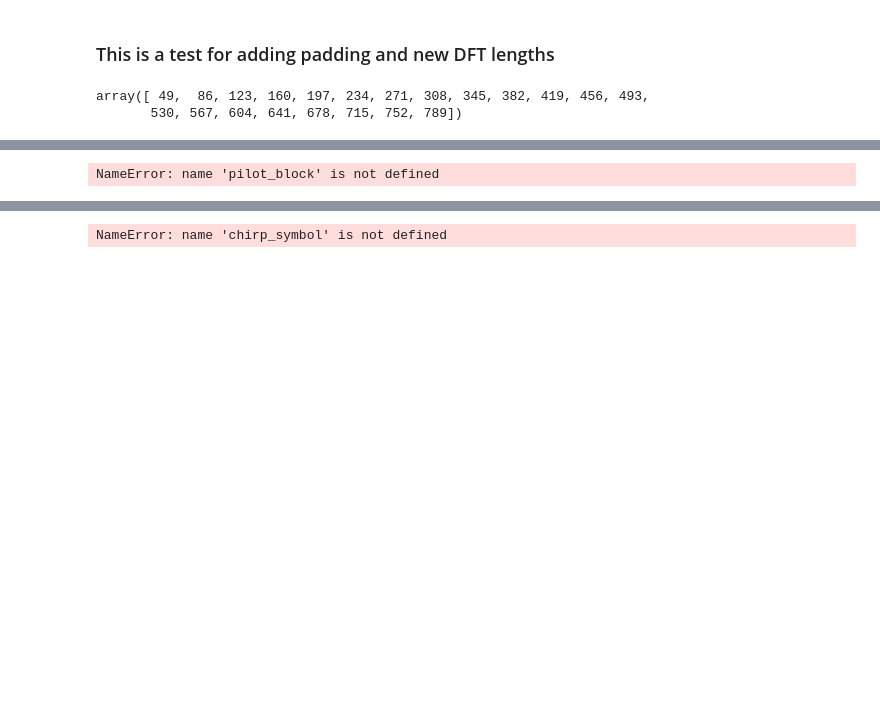
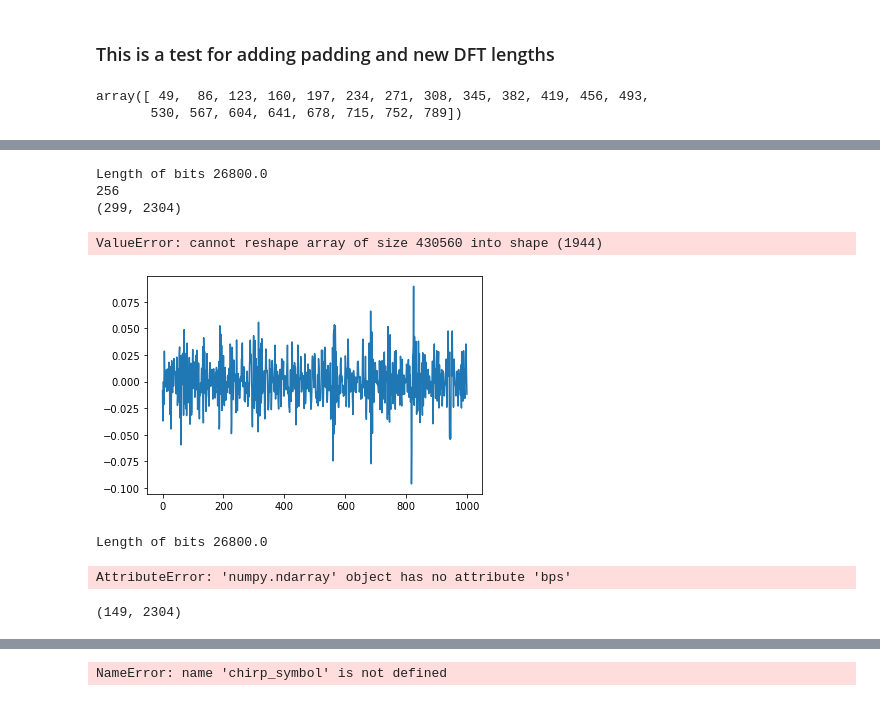
Before and after one commit to jks70/gf3_v2, a Jupyter notebook: Testing1.ipynb, the cells around one changed output, grey strips where cells are left out. Saved outputs shown, nothing was run; the diff lists cells and outputs as text; code cells hidden in the pictures; blank space fills up the shorter version.

Commit message:
minor fixes. ldpc encoding works, decoding doesn't

```diff
--- a/Testing1.ipynb
+++ b/Testing1.ipynb
@@ -34,7 +34,30 @@ ofdm.QFSK_dict = {              # The constellation
     (0,0) :  1+1j,
     (0,1) : -1+1j}
 
+
+ofdm.rate = "1/2"
+ofdm.z = 81
+
 ofdm.pilot_locs
 # %% [output]
 array([ 49,  86, 123, 160, 197, 234, 271, 308, 345, 382, 419, 456, 493,
        530, 567, 604, 641, 678, 715, 752, 789])
+# %%
+def addGuard(timeDomain, ofdm):
+    print(ofdm.CP)
+    return np.hstack((timeDomain[:,-ofdm.CP:], timeDomain))
+# %%
+def fullTrans(data, ofdm):
+
+    # ldpc implementation
+    ldpc = LDPC(rate = ofdm.rate, z = ofdm.z)
+    ldpc_ified = ldpc.encode(data)
+
+    symb = bit2symbol(ldpc_ified, ofdm)
+
+    cut_symb = cut2Blocks(symb, ofdm)
+    # syb_padded = addpadding(cut_symb, ofdm)
+    all_symbs = goodSymbols(cut_symb,ofdm)
+
+    tds = ifft(all_symbs, 2048)
+    return addGuard(tds, ofdm)
@@ -41,4 +119,57 @@ array([ 49,  86, 123, 160, 197, 234, 271, 308, 345, 382, 419, 456, 493,
+# %%
+        ### Data forming With image
+bit_array = bitsFromTiff('jaguar.tiff')
+
+        ### Data from text
+#bit_array =
+print('Length of bits', len(bit_array)/8)
+
+payload = fullTrans(bit_array, ofdm)
+
+print(payload.shape)
+
+
+plt.plot(payload.flatten()[50000:51000])
+x = standard_deconstructor(payload.flatten(), ofdm, channel_H = None, retSymbs = False)
+print(x.shape)
+bitsToSaveImage(x[:214400], 'trialpayload', 67, 100)
+# %% [output]
+Length of bits 26800.0
+256
+(299, 2304)
+ValueError: cannot reshape array of size 430560 into shape (1944)
+[figure, added]
+# %%
+        ### Data forming With image
+bit_array = bitsFromTiff('jaguar.tiff')
+
+        ### Data from text
+#bit_array =
+print('Length of bits', len(bit_array)/8)
+
+zeros = np.zeros(bit_array.shape)
+
+
+payload = fullTrans(zeros, ofdm)
+#flat_payload = payload.flatten() / np.max(np.abs(payload.flatten()))
+print("payload shape:",np.shape(payload))
+
+"""
+
+# pilot_symbs = goodSymbols(payload, ofdm)
+pilot_full = addGuard(inversedft(pilot_symbs), ofdm)
+pilot_full = pilot_full.flatten() / np.max(np.abs(pilot_full.flatten()))
+
+
+### Chirp makeing for sync
+chirp_time = 5*(ofdm.N+ofdm.CP) / fs
+t = np.linspace(0, chirp_time, int(chirp_time * fs), False)
+note = chirp(t, f0=500, f1=15000, t1=chirp_time, method='linear')
+chirp_symbol = note / np.max(np.abs(note)) """
+# %% [output]
+Length of bits 26800.0
+AttributeError: 'numpy.ndarray' object has no attribute 'bps'
 # %%
-pilot_block.shape
+payload.shape
 # %% [output]
-NameError: name 'pilot_block' is not defined
+(149, 2304)
```
Also changed, not shown: parts of 23 cells of this notebook, 17 other files.
